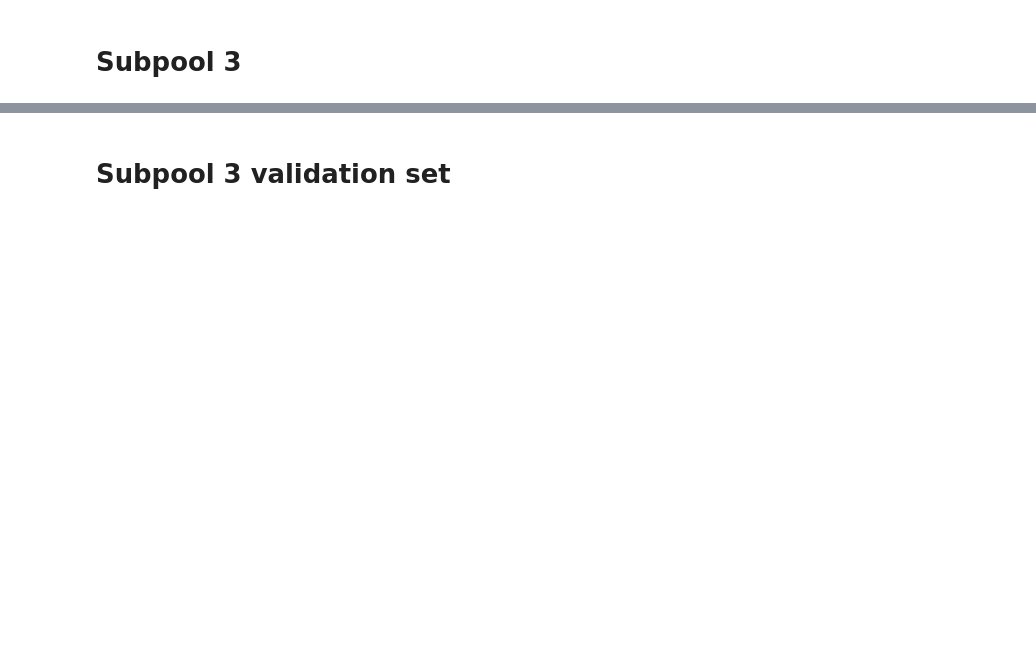
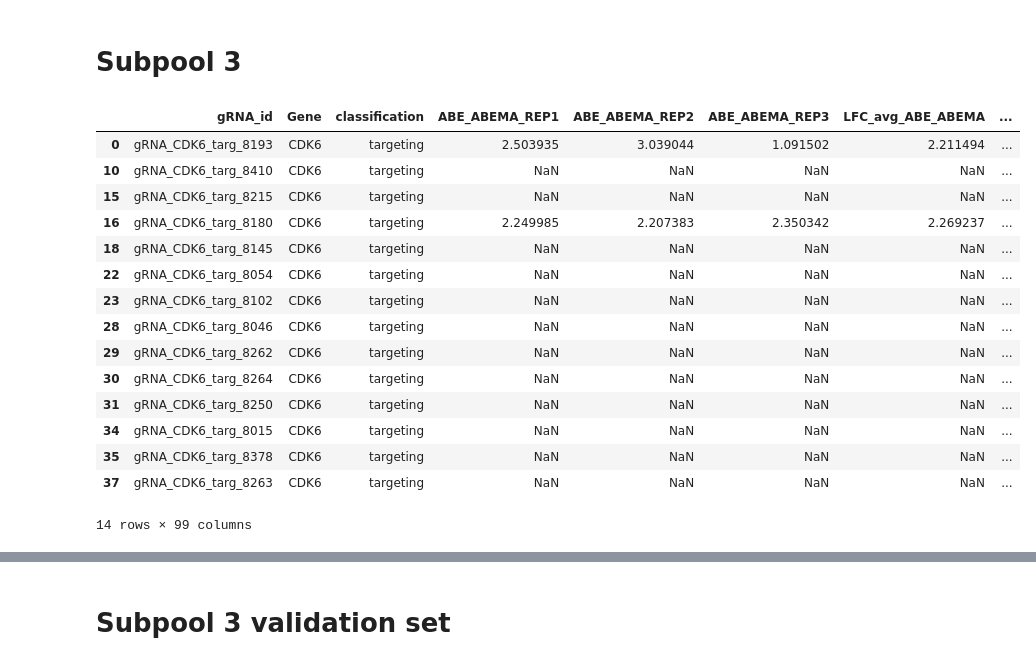
Before and after one commit to samgould2/CDK-BE-mutagenesis, a Jupyter notebook: notebooks/09_analysis_and_viz/logo_plots.ipynb, the cells around one changed output, grey strips where cells are left out. Drawn from its saved outputs; the diff is of its cells as text; code cells hidden in the pictures; blank space fills up the shorter version.

```diff
--- a/notebooks/09_analysis_and_viz/logo_plots.ipynb
+++ b/notebooks/09_analysis_and_viz/logo_plots.ipynb
@@ -1414,4 +2220,64 @@ all_conditions = ['RIBO', 'ABEMA', 'ATIRMO', 'PALBO', 'TAGTO', 'INX']
 subset = data[(data[f'FDR_{condition}']<FDR_cutoff) & (data['classification']=='targeting') & (data['base_RAW']>=base_min) & (data['WT_perc']<=90)].sort_values(by=f'LFC_median_{condition}', ascending=False)
 
 subset['gRNA_id2'] = [f'{val["gRNA_id"]}_{val["Editor"]}' for i, val in subset.iterrows()]
+# %%
+data_ABE = pd.read_csv('../../screening_data/03_LFC_FDR_tables/barcode_counts/DMSO_base/CDK2_4_6_ABE_barcode_DMSO_base.csv')
+data_CBE = pd.read_csv('../../screening_data/03_LFC_FDR_tables/barcode_counts/DMSO_base/CDK2_4_6_CBE_barcode_DMSO_base.csv')
+
+condition = 'ATIRMO'
+condition_a = condition
+
+FDR_cutoff = 0.01
+base_min = 100
+max_WT = 90
+
+#data_ABE = data_ABE.rename(columns = {f'LFC_median_ABE_{condition}':f'LFC_median_{condition}',f'FDR_ABE_{condition}': f'FDR_{condition}'})
+#data_CBE = data_CBE.rename(columns = {f'LFC_median_CBE_{condition}':f'LFC_median_{condition}', f'FDR_CBE_{condition}': f'FDR_{condition}'})
+
+data_ABE['Editor']='ABE'
+data_CBE['Editor'] = 'CBE'
+
+WT_ABE = SAV_ABE3[SAV_ABE3['HGVSp']=='WT'].reset_index(drop=True)
+WT_CBE = SAV_CBE3[SAV_CBE3['HGVSp']=='WT'].reset_index(drop=True)
+WT_ABE = WT_ABE[['gRNA_id', '%Reads']].rename(columns = {'%Reads':'WT_perc'})
+WT_CBE = WT_CBE[['gRNA_id', '%Reads']].rename(columns = {'%Reads':'WT_perc'})
+
+data_ABE = pd.merge(data_ABE, WT_ABE, on='gRNA_id')
+data_CBE = pd.merge(data_CBE, WT_CBE, on='gRNA_id')
+
+
+all_conditions = ['RIBO', 'ABEMA', 'ATIRMO', 'PALBO', 'TAGTO', 'INX']
+for condition in all_conditions:
+    data_ABE = data_ABE.rename(columns = {f'LFC_median_ABE_{condition}':f'LFC_median_{condition}',f'FDR_ABE_{condition}': f'FDR_{condition}'})
+    data_CBE = data_CBE.rename(columns = {f'LFC_median_CBE_{condition}':f'LFC_median_{condition}', f'FDR_CBE_{condition}': f'FDR_{condition}'})
+
+data = pd.concat((data_ABE, data_CBE))
+
+
+s_holder = []
+for condition in all_conditions:
+    subset = data[(data[f'FDR_{condition}']<FDR_cutoff) & (data[f'LFC_median_{condition}']>1)& (data['classification']=='targeting') & (data['base_RAW']>=base_min) & (data['WT_perc']<=90)].sort_values(by=f'LFC_median_{condition}', ascending=False)
+    s_holder.append(subset)
+
+comb_hits = pd.concat(s_holder).drop_duplicates().reset_index(drop=True)
+comb_hits['gRNA_id2'] = [f'{val["gRNA_id"]}_{val["Editor"]}' for i, val in comb_hits.iterrows()]
+# %%
+comb_hits[comb_hits['Gene']=='CDK6'] #.sort_values(by='LFC_median_ABEMA', ascending=False)
+# %% [output]
+|  | gRNA_id | Gene | classification | ABE_ABEMA_REP1 | ABE_ABEMA_REP2 | ABE_ABEMA_REP3 | LFC_avg_ABE_ABEMA | ... |
+| 0 | gRNA_CDK6_targ_8193 | CDK6 | targeting | 2.503935 | 3.039044 | 1.091502 | 2.211494 | ... |
+| 10 | gRNA_CDK6_targ_8410 | CDK6 | targeting | NaN | NaN | NaN | NaN | ... |
+| 15 | gRNA_CDK6_targ_8215 | CDK6 | targeting | NaN | NaN | NaN | NaN | ... |
+| 16 | gRNA_CDK6_targ_8180 | CDK6 | targeting | 2.249985 | 2.207383 | 2.350342 | 2.269237 | ... |
+| 18 | gRNA_CDK6_targ_8145 | CDK6 | targeting | NaN | NaN | NaN | NaN | ... |
+| 22 | gRNA_CDK6_targ_8054 | CDK6 | targeting | NaN | NaN | NaN | NaN | ... |
+| 23 | gRNA_CDK6_targ_8102 | CDK6 | targeting | NaN | NaN | NaN | NaN | ... |
+| 28 | gRNA_CDK6_targ_8046 | CDK6 | targeting | NaN | NaN | NaN | NaN | ... |
+| 29 | gRNA_CDK6_targ_8262 | CDK6 | targeting | NaN | NaN | NaN | NaN | ... |
+| 30 | gRNA_CDK6_targ_8264 | CDK6 | targeting | NaN | NaN | NaN | NaN | ... |
+| 31 | gRNA_CDK6_targ_8250 | CDK6 | targeting | NaN | NaN | NaN | NaN | ... |
+| 34 | gRNA_CDK6_targ_8015 | CDK6 | targeting | NaN | NaN | NaN | NaN | ... |
+| 35 | gRNA_CDK6_targ_8378 | CDK6 | targeting | NaN | NaN | NaN | NaN | ... |
+| 37 | gRNA_CDK6_targ_8263 | CDK6 | targeting | NaN | NaN | NaN | NaN | ... |
+14 rows × 99 columns
 # %%
```
Also changed, not shown: parts of 28 cells of this notebook, 46 other files.
